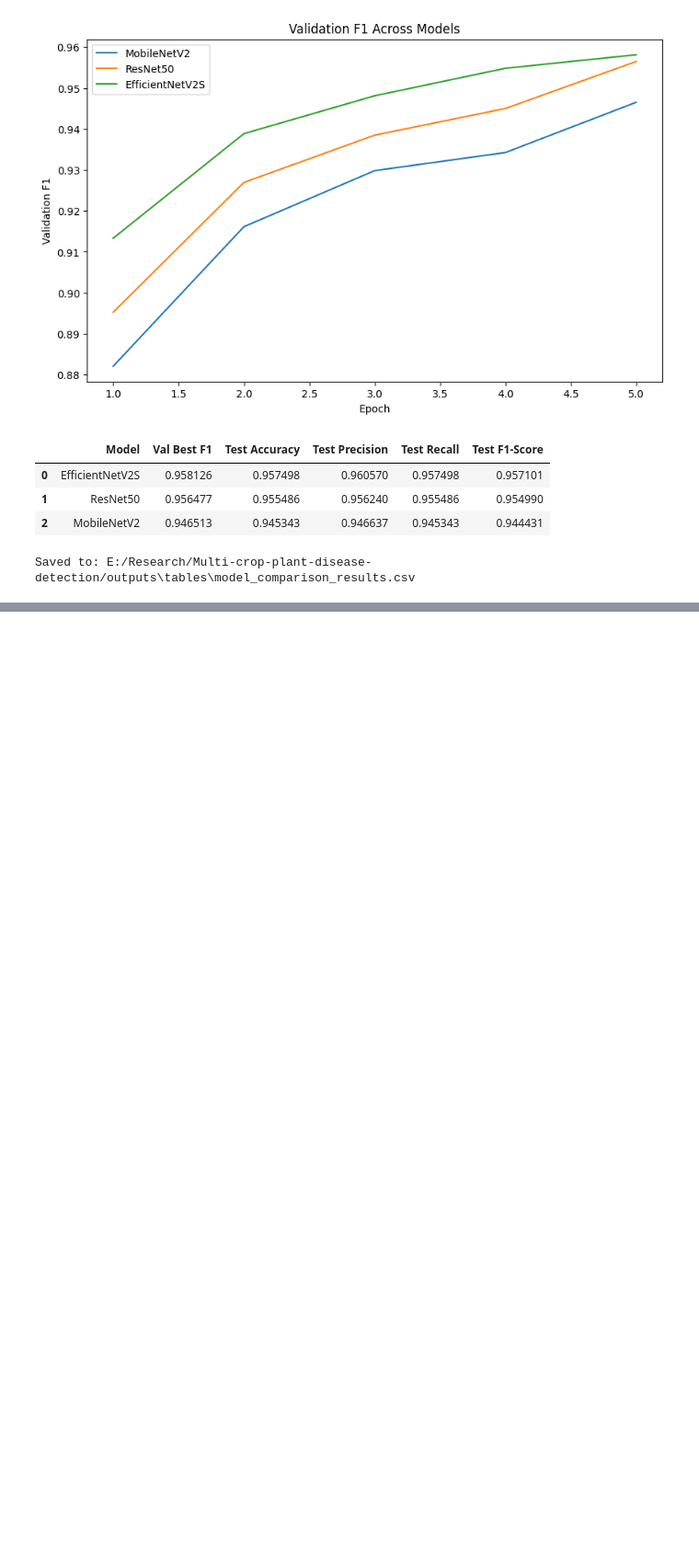
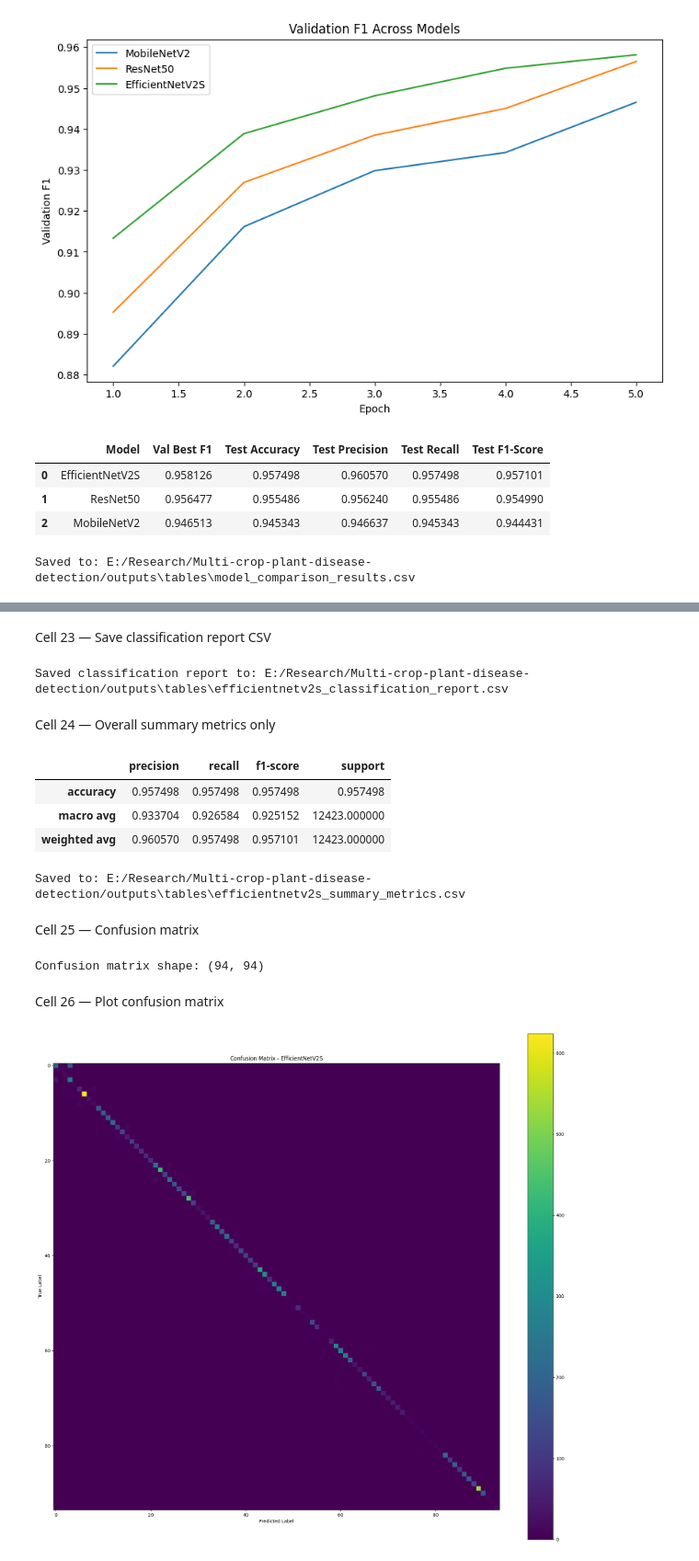
Before and after one commit to Salman5371/Multi-crop-plant-disease-detection, a Jupyter notebook: Notebooks/03_model_comparison.ipynb, the cells around one changed output, grey strips where cells are left out. Shown at 92% size. Saved outputs shown, nothing was run; the diff lists cells and outputs as text; code cells hidden in the pictures; blank space fills up the shorter version.

Commit message:
Add confusion matrix

```diff
--- a/Notebooks/03_model_comparison.ipynb
+++ b/Notebooks/03_model_comparison.ipynb
@@ -476,0 +486,10 @@ Saved to: E:/Research/Multi-crop-plant-disease-detection/outputs\tables\model_co
+# %%
+best_model_name = "EfficientNetV2S"
+best_model_path = os.path.join(MODEL_SAVE_DIR, "efficientnetv2s_best.pth")
+
+best_model = build_efficientnetv2s(num_classes)
+best_model.load_state_dict(torch.load(best_model_path, map_location=device))
+best_model = best_model.to(device)
+best_model.eval()
+
+print("Loaded best model from:", best_model_path)
@@ -476,0 +500,16 @@ Saved to: E:/Research/Multi-crop-plant-disease-detection/outputs\tables\model_co
+# %%
+all_preds = []
+all_labels = []
+
+with torch.no_grad():
+    for images, labels in tqdm(test_loader, desc="Testing best model"):
+        images = images.to(device)
+        labels = labels.to(device)
+
+        outputs = best_model(images)
+        preds = torch.argmax(outputs, dim=1)
+
+        all_preds.extend(preds.detach().cpu().numpy())
+        all_labels.extend(labels.detach().cpu().numpy())
+
+print("Total test samples:", len(all_labels))
@@ -476,0 +538,45 @@ Saved to: E:/Research/Multi-crop-plant-disease-detection/outputs\tables\model_co
+# %% [markdown]
+Cell 23 — Save classification report CSV
+# %%
+report_path = os.path.join(OUTPUT_DIR, "tables", "efficientnetv2s_classification_report.csv")
+report_df.to_csv(report_path)
+
+print("Saved classification report to:", report_path)
+# %% [output]
+Saved classification report to: E:/Research/Multi-crop-plant-disease-detection/outputs\tables\efficientnetv2s_classification_report.csv
+# %% [markdown]
+Cell 24 — Overall summary metrics only
+# %%
+summary_df = report_df.loc[["accuracy", "macro avg", "weighted avg"]]
+summary_df
+# %% [output]
+|  | precision | recall | f1-score | support |
+| accuracy | 0.957498 | 0.957498 | 0.957498 | 0.957498 |
+| macro avg | 0.933704 | 0.926584 | 0.925152 | 12423.000000 |
+| weighted avg | 0.960570 | 0.957498 | 0.957101 | 12423.000000 |
+# %%
+summary_path = os.path.join(OUTPUT_DIR, "tables", "efficientnetv2s_summary_metrics.csv")
+summary_df.to_csv(summary_path)
+print("Saved to:", summary_path)
+# %% [output]
+Saved to: E:/Research/Multi-crop-plant-disease-detection/outputs\tables\efficientnetv2s_summary_metrics.csv
+# %% [markdown]
+Cell 25 — Confusion matrix
+# %%
+cm = confusion_matrix(all_labels, all_preds)
+print("Confusion matrix shape:", cm.shape)
+# %% [output]
+Confusion matrix shape: (94, 94)
+# %% [markdown]
+Cell 26 — Plot confusion matrix
+# %%
+plt.figure(figsize=(18, 16))
+plt.imshow(cm, interpolation="nearest")
+plt.title("Confusion Matrix - EfficientNetV2S")
+plt.colorbar()
+plt.xlabel("Predicted Label")
+plt.ylabel("True Label")
+plt.tight_layout()
+plt.show()
+# %% [output]
+[figure, added]
```
Also changed, not shown: parts of 18 cells of this notebook, 1 other file.
